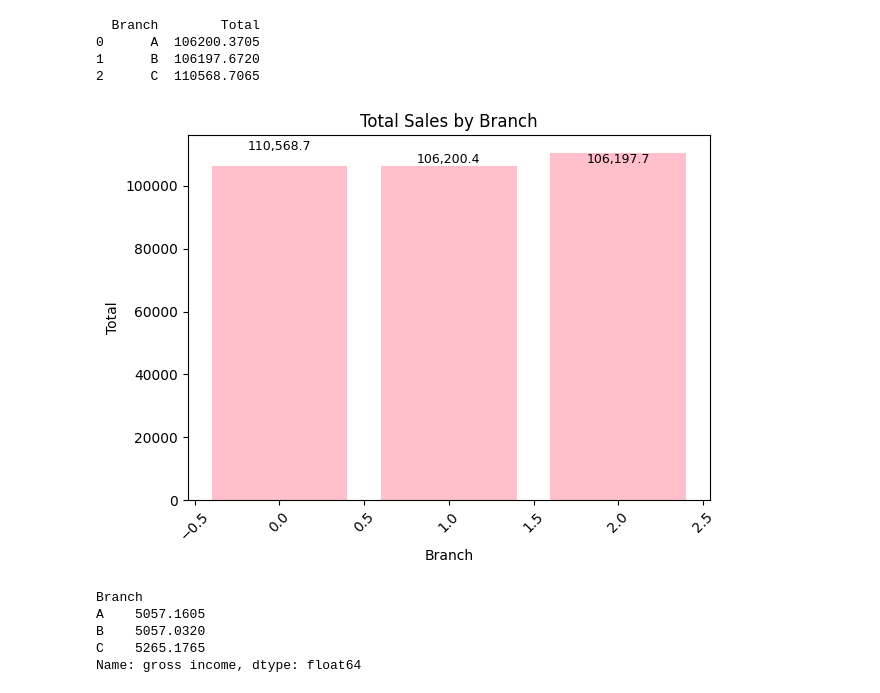
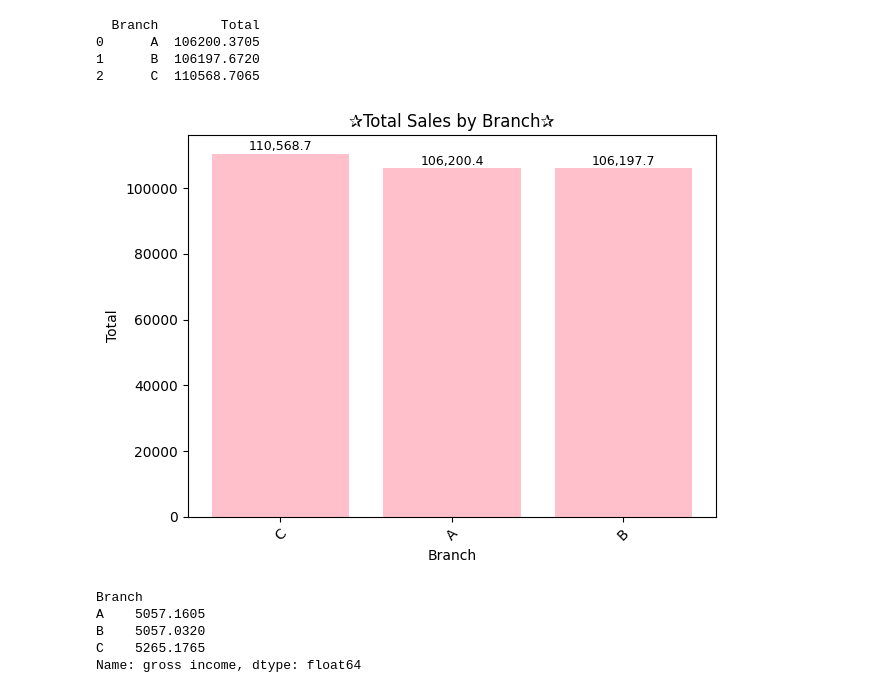
Before and after one commit to irisdev06/Super-Market-Data-Analysis, a Jupyter notebook: SuperNovaMartSalesAnalysis .ipynb, the cells around one changed output. Saved outputs shown, nothing was run; the diff lists cells and outputs as text; code cells hidden in the pictures.

```diff
--- a/SuperNovaMartSalesAnalysis .ipynb
+++ b/SuperNovaMartSalesAnalysis .ipynb
@@ -133,18 +133,20 @@ print(TotalbyBranch)
 2      C  110568.7065
 # %%
 TotalbyBranch = TotalbyBranch.sort_values(by='Total', ascending=False)
+TotalbyBranch.reset_index(inplace=True)
 plt.bar(TotalbyBranch.index, TotalbyBranch['Total'], color='pink')
 plt.xlabel('Branch')
 plt.ylabel('Total')
-plt.title('Total Sales by Branch')
+plt.title('✰Total Sales by Branch✰')
 plt.xticks(rotation=45)
+plt.xticks(range(len(TotalbyBranch)), TotalbyBranch['Branch'], rotation=45)
 plt.tight_layout()
 for i, v in enumerate(TotalbyBranch['Total']):
     formatted_value = '{:,.1f}'.format(v)
     plt.text(i, v + 50, formatted_value, ha='center', va='bottom', fontsize=9)
 plt.show()
 # %% [output]
-[figure, old version]
+[figure, new version]
 # %%
 GrossIncomebyBranch = data.groupby('Branch')['gross income'].sum()
 print(GrossIncomebyBranch)
```
Also changed, not shown: parts of 5 cells of this notebook.
